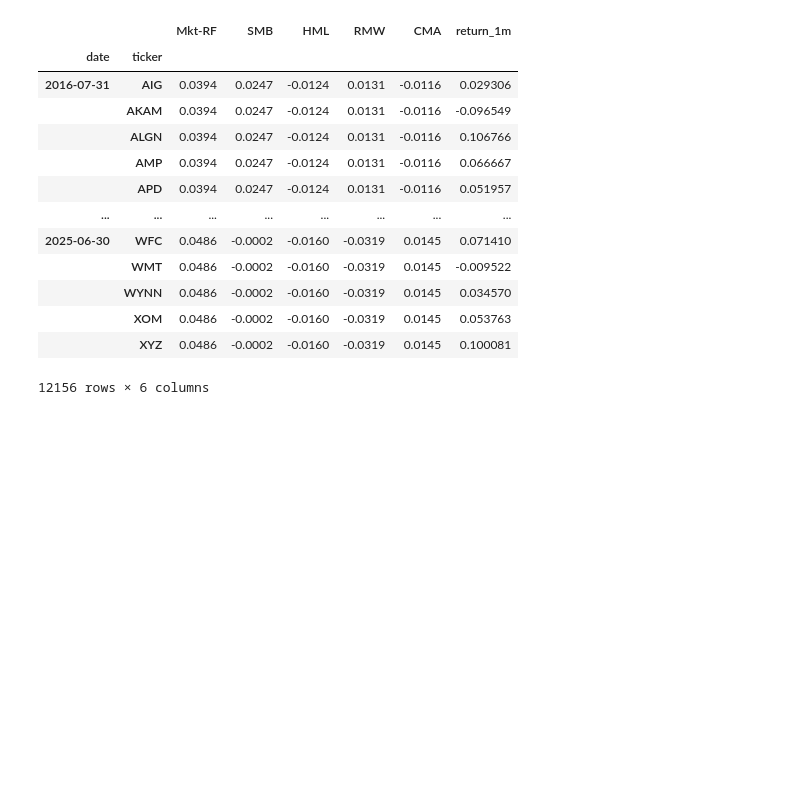
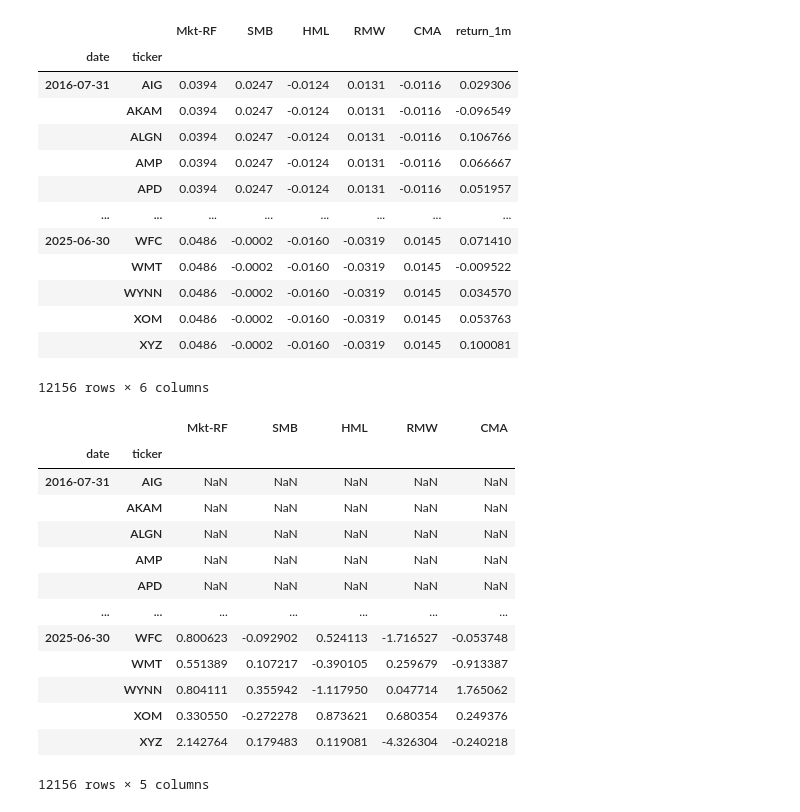
Before and after one commit to AmanSah17/Quantconnect_chatbot, a Jupyter notebook: 00_raw_data_visualaization.ipynb, the cells around one changed output. Saved outputs shown, nothing was run; the diff lists cells and outputs as text; code cells hidden in the pictures; blank space fills up the shorter version.

```diff
--- a/00_raw_data_visualaization.ipynb
+++ b/00_raw_data_visualaization.ipynb
@@ -651,0 +654,29 @@ factor_data
+# %%
+betas = factor_data.groupby(level=1, group_keys=False).apply(
+    lambda x: RollingOLS(
+        endog=x["return_1m"],
+        exog=sm.add_constant(x.drop("return_1m", axis=1)),
+        window=min(24, x.shape[0]),
+        min_nobs=len(x.columns) + 1,
+    )
+    .fit(params_only=True)
+    .params.drop("const", axis=1)
+)
+
+
+betas
+# %% [output]
+|  |  | Mkt-RF | SMB | HML | RMW | CMA |
+| date | ticker |  |  |  |  |  |
+| 2016-07-31 | AIG | NaN | NaN | NaN | NaN | NaN |
+|  | AKAM | NaN | NaN | NaN | NaN | NaN |
+|  | ALGN | NaN | NaN | NaN | NaN | NaN |
+|  | AMP | NaN | NaN | NaN | NaN | NaN |
+|  | APD | NaN | NaN | NaN | NaN | NaN |
+| ... | ... | ... | ... | ... | ... | ... |
+| 2025-06-30 | WFC | 0.800623 | -0.092902 | 0.524113 | -1.716527 | -0.053748 |
+|  | WMT | 0.551389 | 0.107217 | -0.390105 | 0.259679 | -0.913387 |
+|  | WYNN | 0.804111 | 0.355942 | -1.117950 | 0.047714 | 1.765062 |
+|  | XOM | 0.330550 | -0.272278 | 0.873621 | 0.680354 | 0.249376 |
+|  | XYZ | 2.142764 | 0.179483 | 0.119081 | -4.326304 | -0.240218 |
+12156 rows × 5 columns
```
Also changed, not shown: parts of 9 cells of this notebook.
